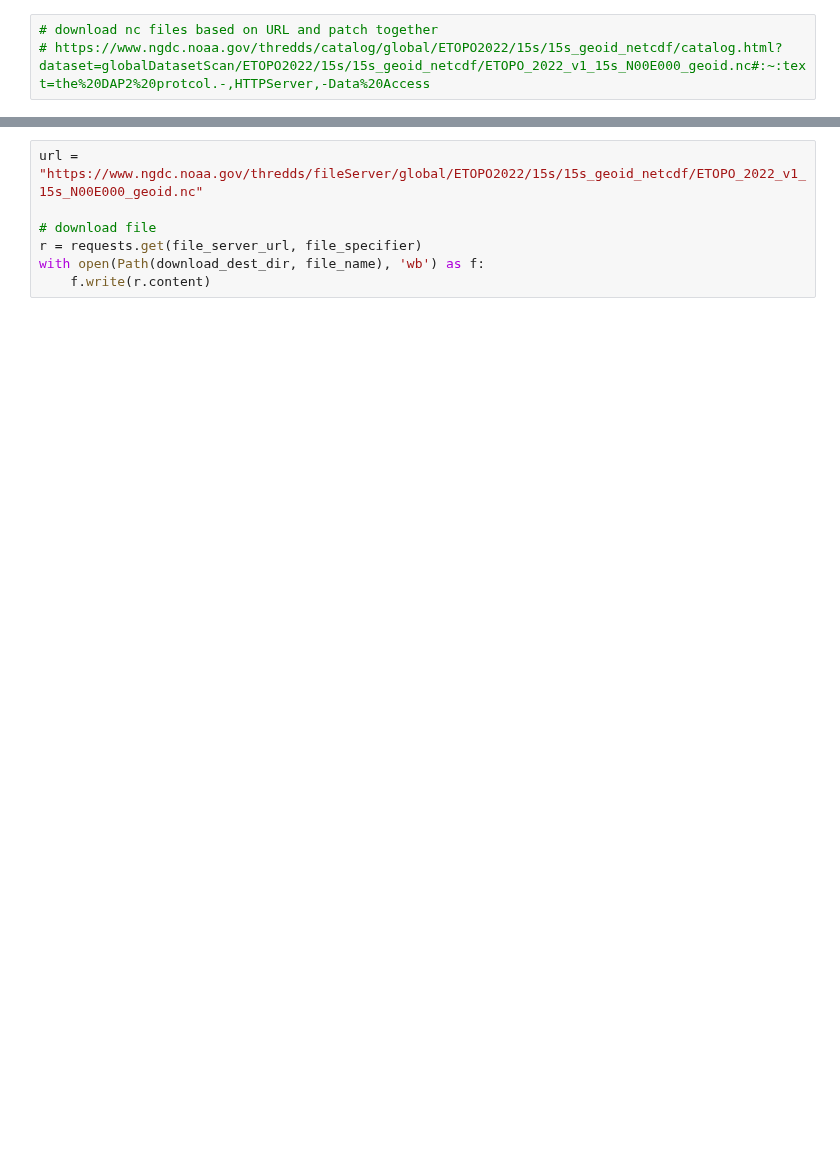
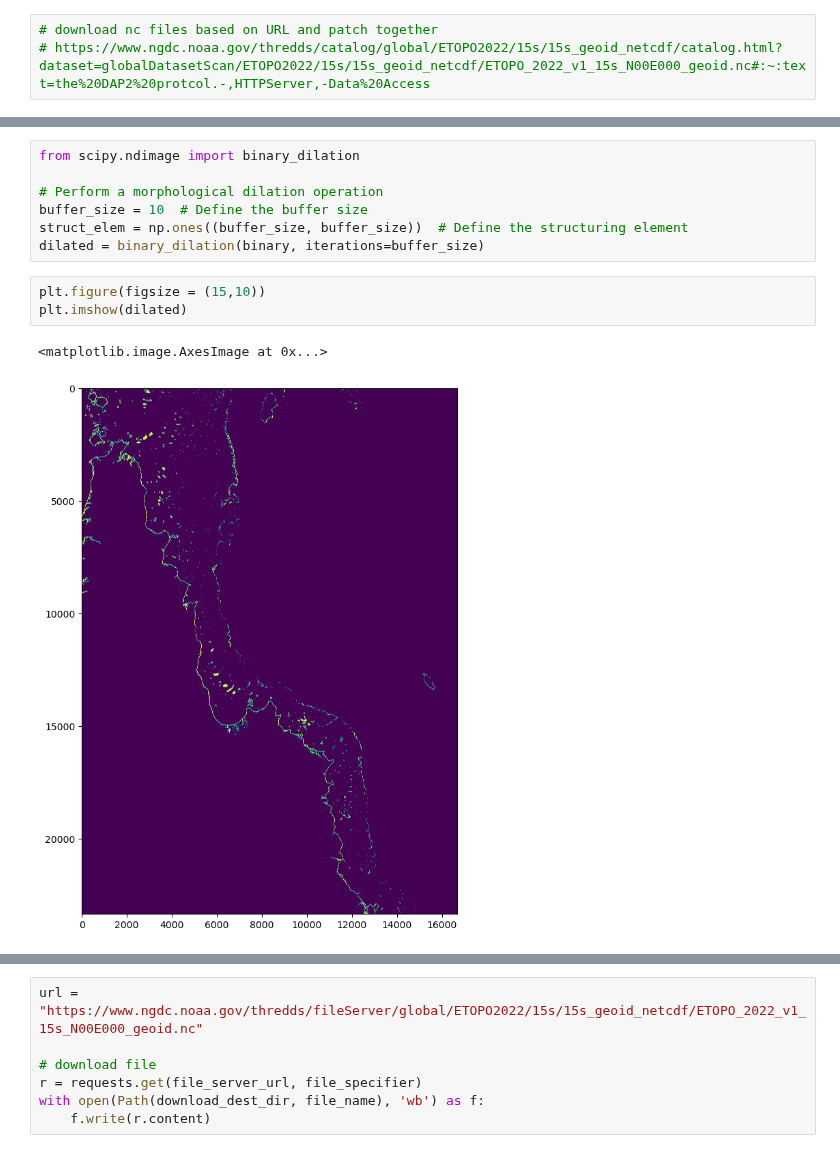
Before and after one commit to orlando-code/coralshift, a Jupyter notebook: notebooks/bathymetry.ipynb, the cells around one changed output, grey strips where cells are left out. Saved outputs shown, nothing was run; the diff lists cells and outputs as text; blank space fills up the shorter version.

Commit message:
messy notebook with buffer functions added. WIP

```diff
--- a/notebooks/bathymetry.ipynb
+++ b/notebooks/bathymetry.ipynb
@@ -55,0 +250,13 @@ def load_merge_nc_files(nc_dir: Path | str) -> xa.DataSet:
+# %%
+from scipy.ndimage import binary_dilation
+
+# Perform a morphological dilation operation
+buffer_size = 10  # Define the buffer size
+struct_elem = np.ones((buffer_size, buffer_size))  # Define the structuring element
+dilated = binary_dilation(binary, iterations=buffer_size)
+# %%
+plt.figure(figsize = (15,10))
+plt.imshow(dilated)
+# %% [output]
+<matplotlib.image.AxesImage at 0x...>
+[figure, added]
```
Also changed, not shown: parts of 42 cells of this notebook.
